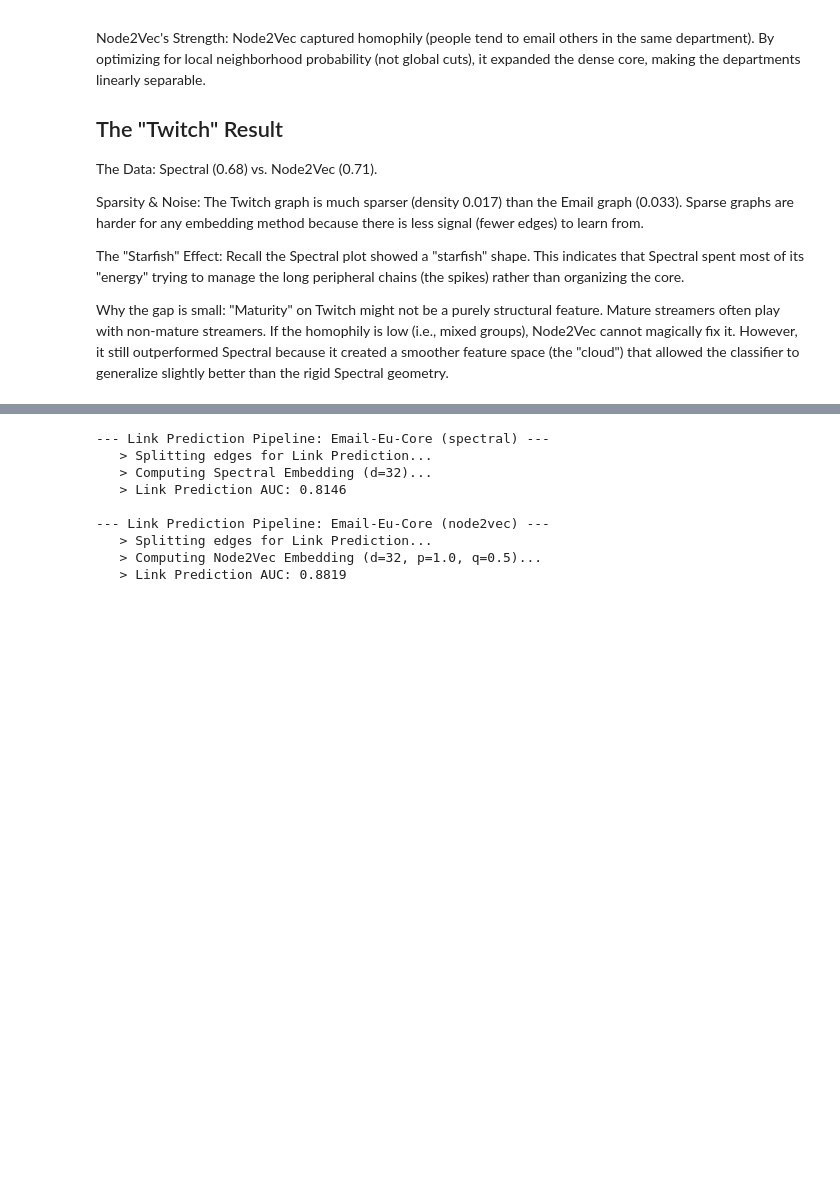
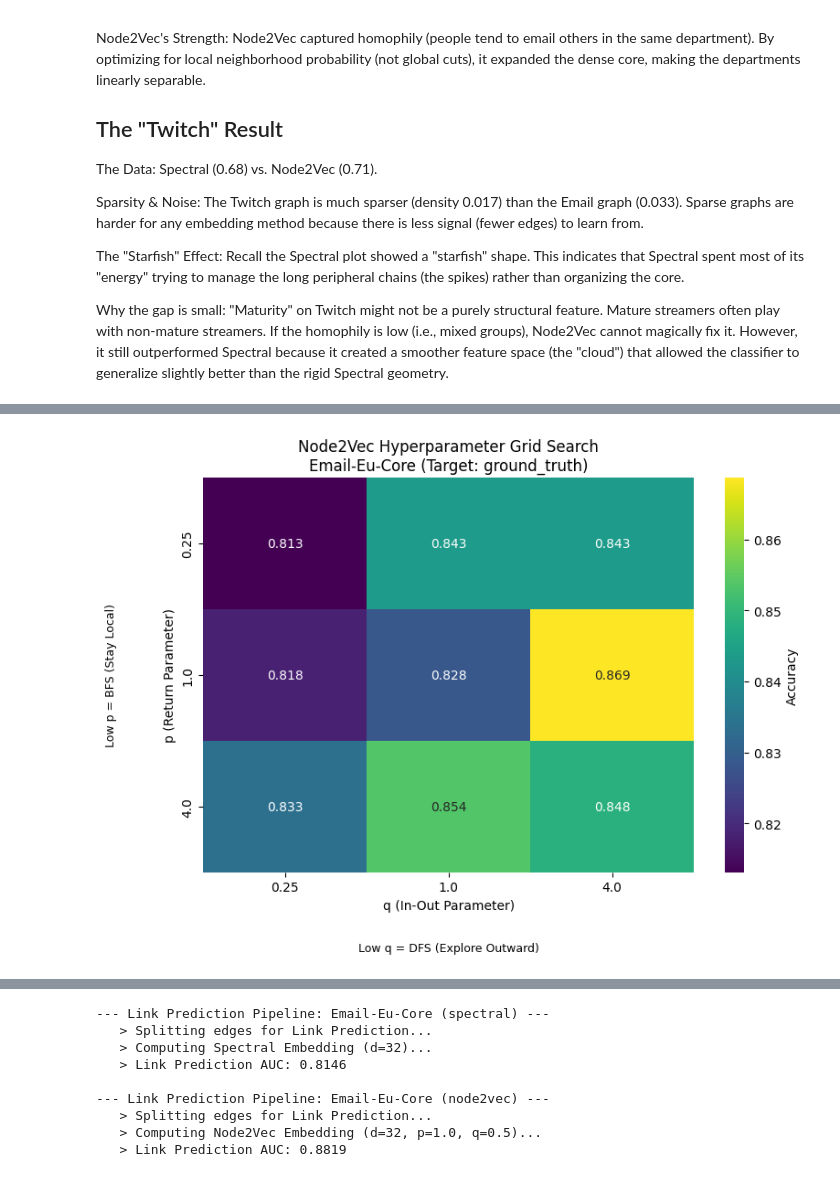
Before and after one commit to Carda01/community_detection, a Jupyter notebook: graph_ml/embeddings_notebook.ipynb, the cells around one changed output, grey strips where cells are left out. Drawn from its saved outputs; the diff is of its cells as text; code cells hidden in the pictures; blank space fills up the shorter version.

Commit message:
Adding grid search for p and q values for node2vec

```diff
--- a/graph_ml/embeddings_notebook.ipynb
+++ b/graph_ml/embeddings_notebook.ipynb
@@ -627,0 +644,85 @@ Why the gap is small: "Maturity" on Twitch might not be a purely structural feat
+# %%
+def optimize_node2vec_params(G, target_attr, name, p_values, q_values):
+    """
+    Grid search for p and q parameters.
+    Computes embedding for each pair, evaluates classifier, and plots heatmap.
+    """
+    print(f"\n=== Optimizing Node2Vec Parameters for {name} ===")
+
+    results = []
+
+    # Iterate over the grid
+    total_combinations = len(p_values) * len(q_values)
+    count = 0
+
+    for p in p_values:
+        for q in q_values:
+            count += 1
+            print(f"   > Testing combination {count}/{total_combinations}: p={p}, q={q}...")
+
+            # Compute Embedding
+            # We use smaller dimension/walks to keep it fast for the grid search
+            emb = get_node2vec_embedding(
+                G,
+                dim=32,
+                p=p,
+                q=q,
+                walks=10,
+                length=40,
+                seed=42
+            )
+
+            # Evaluate (Node Classification)
+            # We reuse the logic inside evaluate_embeddings but need it to be silent
+            # Quick inline evaluation:
+            nodes = list(G.nodes())
+            y = []
+            valid_indices = []
+            for i, node in enumerate(nodes):
+                label = G.nodes[node].get(target_attr)
+                if label is not None:
+                    y.append(label)
+                    valid_indices.append(i)
+
+            X = emb[valid_indices]
+            X_train, X_test, y_train, y_test = train_test_split(X, y, test_size=0.2, random_state=42)
+            clf = LogisticRegression(random_state=42, max_iter=500)
+            clf.fit(X_train, y_train)
+            acc = accuracy_score(y_test, y_pred=clf.predict(X_test))
+
+            results.append({
+                'p': p,
+                'q': q,
+                'Accuracy': acc
+            })
+
+    # Pivot for Heatmap
+    df_res = pd.DataFrame(results)
+    heatmap_data = df_res.pivot(index='p', columns='q', values='Accuracy')
+
+    # Plot
+    plt.figure(figsize=(8, 6))
+    sns.heatmap(heatmap_data, annot=True, fmt=".3f", cmap="viridis", cbar_kws={'label': 'Accuracy'})
+    plt.title(f"Node2Vec Hyperparameter Grid Search\n{name} (Target: {target_attr})")
+    plt.xlabel("q (In-Out Parameter)")
+    plt.ylabel("p (Return Parameter)")
+
+    # Add theoretical annotations
+    plt.text(0.5, -0.2, "Low q = DFS (Explore Outward)", ha='center', transform=plt.gca().transAxes, fontsize=9)
+    plt.text(-0.2, 0.5, "Low p = BFS (Stay Local)", va='center', rotation=90, transform=plt.gca().transAxes, fontsize=9)
+
+    plt.tight_layout()
+    plt.show()
+
+    # Return best config
+    best_row = df_res.loc[df_res['Accuracy'].idxmax()]
+    print(f"\nBest Configuration: p={best_row['p']}, q={best_row['q']} -> Accuracy: {best_row['Accuracy']:.4f}")
+    return df_res
+
+# We use values [0.25, 0.5, 1, 2, 4] to cover the range from "tight local" to "wide global"
+p_grid = [0.25, 1, 4]
+q_grid = [0.25, 1, 4]
+
+# Run on Email Graph
+optimize_node2vec_params(G_email, "ground_truth", "Email-Eu-Core", p_grid, q_grid)
+# %% [output]
@@ -627,0 +748 @@ Why the gap is small: "Maturity" on Twitch might not be a purely structural feat
+[figure, added]
```
Also changed, not shown: parts of 6 cells of this notebook, 1 other file.
